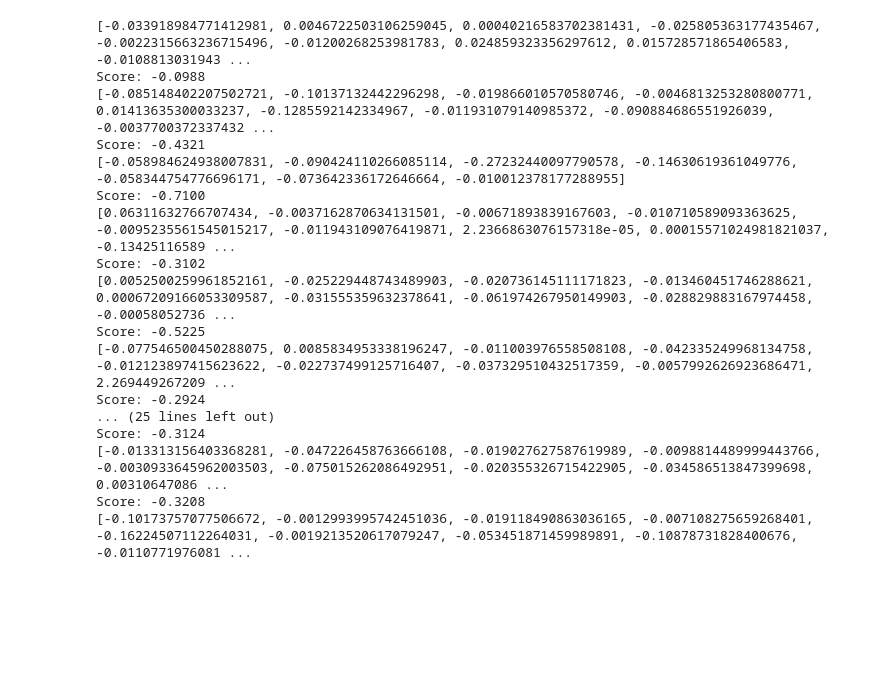
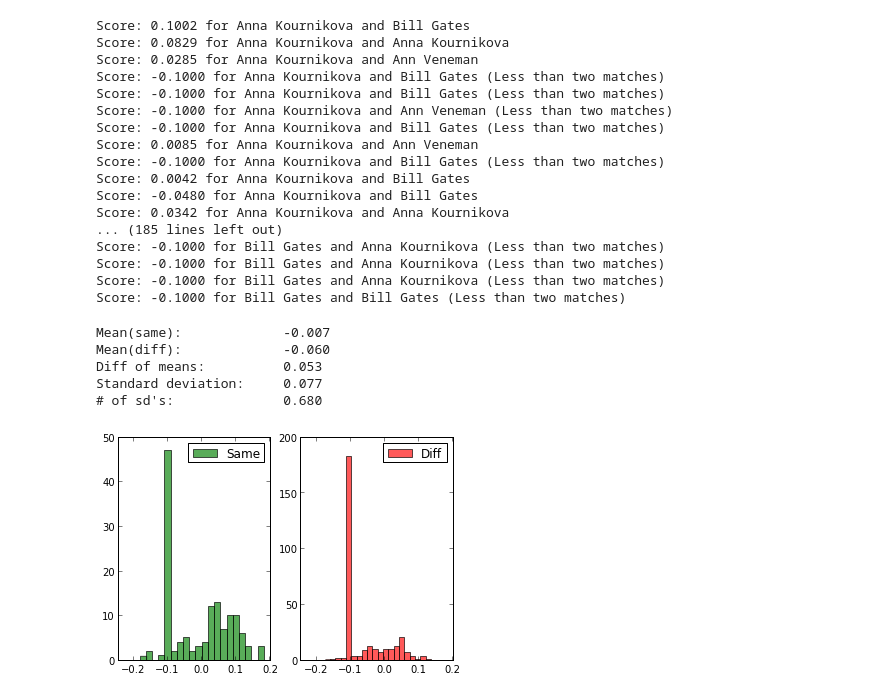
Before and after one commit to arnfred/Mirror-Match, a Jupyter notebook: code/cluster-match/Louvain-Evaluate.ipynb, the cells around one changed output. Drawn from its saved outputs; the diff is of its cells as text; code cells hidden in the pictures; blank space fills up the shorter version.

```diff
--- a/code/cluster-match/Louvain-Evaluate.ipynb
+++ b/code/cluster-match/Louvain-Evaluate.ipynb
@@ -20,26 +20,36 @@ path_pairs = list(combinations(all_paths, 2))
 label_pairs = list(combinations(map(features.getLabel,all_paths), 2))
 # %%
 #cluster.scoreImagePair(pairs.next())
-result = [((l1 == l2), cluster.scoreImagePair([p1, p2], louvain.cluster))
+result = [((l1 == l2), cluster.scoreImagePair([p1, p2], louvain.cluster), (p1, p2))
         for ((p1, p2), (l1, l2), i)
         in zip(path_pairs, label_pairs, range(len(list(label_pairs))) )]
 
 display.scoreHist(result)
 # %% [output]
-[-0.033918984771412981, 0.0046722503106259045, 0.00040216583702381431, -0.025805363177435467, -0.0022315663236715496, -0.01200268253981783, 0.024859323356297612, 0.015728571865406583, -0.0108813031943 ...
-Score: -0.0988
-[-0.085148402207502721, -0.10137132442296298, -0.019866010570580746, -0.0046813253280800771, 0.01413635300033237, -0.1285592142334967, -0.011931079140985372, -0.090884686551926039, -0.0037700372337432 ...
-Score: -0.4321
-[-0.058984624938007831, -0.090424110266085114, -0.27232440097790578, -0.14630619361049776, -0.058344754776696171, -0.073642336172646664, -0.010012378177288955]
-Score: -0.7100
-[0.06311632766707434, -0.0037162870634131501, -0.00671893839167603, -0.010710589093363625, -0.0095235561545015217, -0.011943109076419871, 2.2366863076157318e-05, 0.00015571024981821037, -0.13425116589 ...
-Score: -0.3102
-[0.0052500259961852161, -0.025229448743489903, -0.020736145111171823, -0.013460451746288621, 0.00067209166053309587, -0.031555359632378641, -0.061974267950149903, -0.028829883167974458, -0.00058052736 ...
-Score: -0.5225
-[-0.077546500450288075, 0.0085834953338196247, -0.011003976558508108, -0.042335249968134758, -0.012123897415623622, -0.022737499125716407, -0.037329510432517359, -0.0057992626923686471, 2.269449267209 ...
-Score: -0.2924
-... (25 lines left out)
-Score: -0.3124
-[-0.013313156403368281, -0.047226458763666108, -0.019027627587619989, -0.0098814489999443766, -0.0030933645962003503, -0.075015262086492951, -0.020355326715422905, -0.034586513847399698, 0.00310647086 ...
-Score: -0.3208
-[-0.10173757077506672, -0.0012993995742451036, -0.019118490863036165, -0.007108275659268401, -0.16224507112264031, -0.0019213520617079247, -0.053451871459989891, -0.10878731828400676, -0.0110771976081 ...
+Score: 0.1002 for Anna Kournikova and Bill Gates
+Score: 0.0829 for Anna Kournikova and Anna Kournikova
+Score: 0.0285 for Anna Kournikova and Ann Veneman
+Score: -0.1000 for Anna Kournikova and Bill Gates (Less than two matches)
+Score: -0.1000 for Anna Kournikova and Bill Gates (Less than two matches)
+Score: -0.1000 for Anna Kournikova and Ann Veneman (Less than two matches)
+Score: -0.1000 for Anna Kournikova and Bill Gates (Less than two matches)
+Score: 0.0085 for Anna Kournikova and Ann Veneman
+Score: -0.1000 for Anna Kournikova and Bill Gates (Less than two matches)
+Score: 0.0042 for Anna Kournikova and Bill Gates
+Score: -0.0480 for Anna Kournikova and Bill Gates
+Score: 0.0342 for Anna Kournikova and Anna Kournikova
+... (185 lines left out)
+Score: -0.1000 for Bill Gates and Anna Kournikova (Less than two matches)
+Score: -0.1000 for Bill Gates and Anna Kournikova (Less than two matches)
+Score: -0.1000 for Bill Gates and Anna Kournikova (Less than two matches)
+Score: -0.1000 for Bill Gates and Bill Gates (Less than two matches)
+# %%
+r = [(b,s) for b,s,p in result]
+display.scoreHist(r)
+# %% [output]
+Mean(same):             -0.007
+Mean(diff):             -0.060
+Diff of means:          0.053
+Standard deviation:     0.077
+# of sd's:              0.680
+[figure, added]
```
Also changed, not shown: parts of 3 cells of this notebook, 5 other files.
